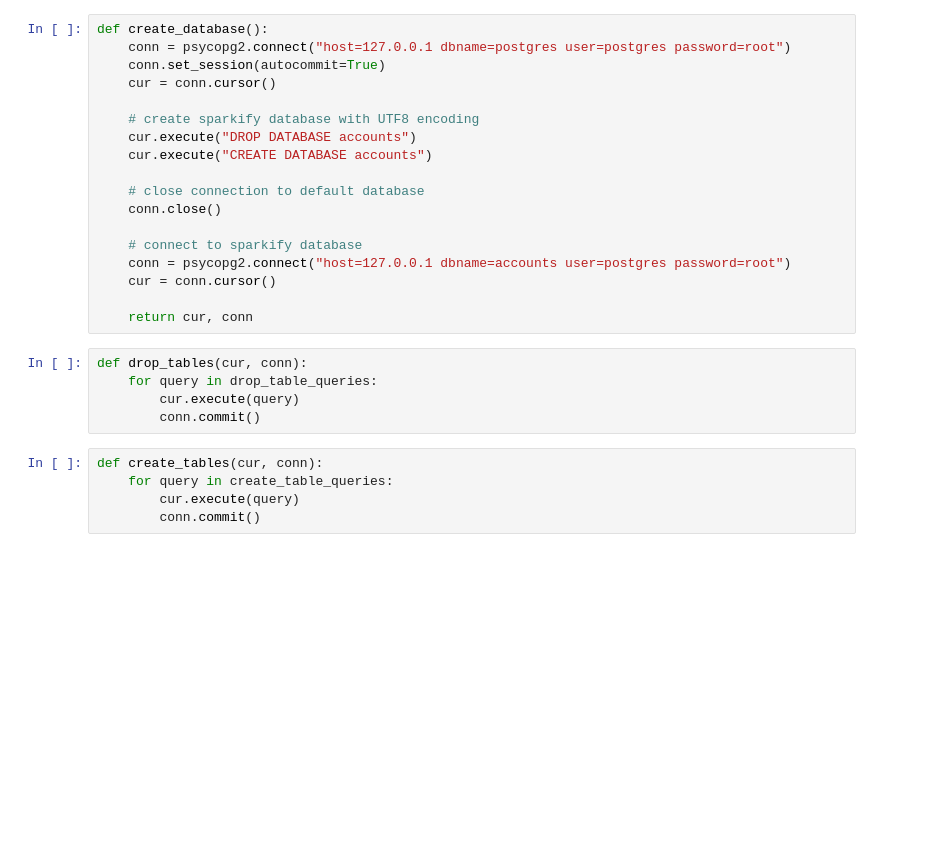
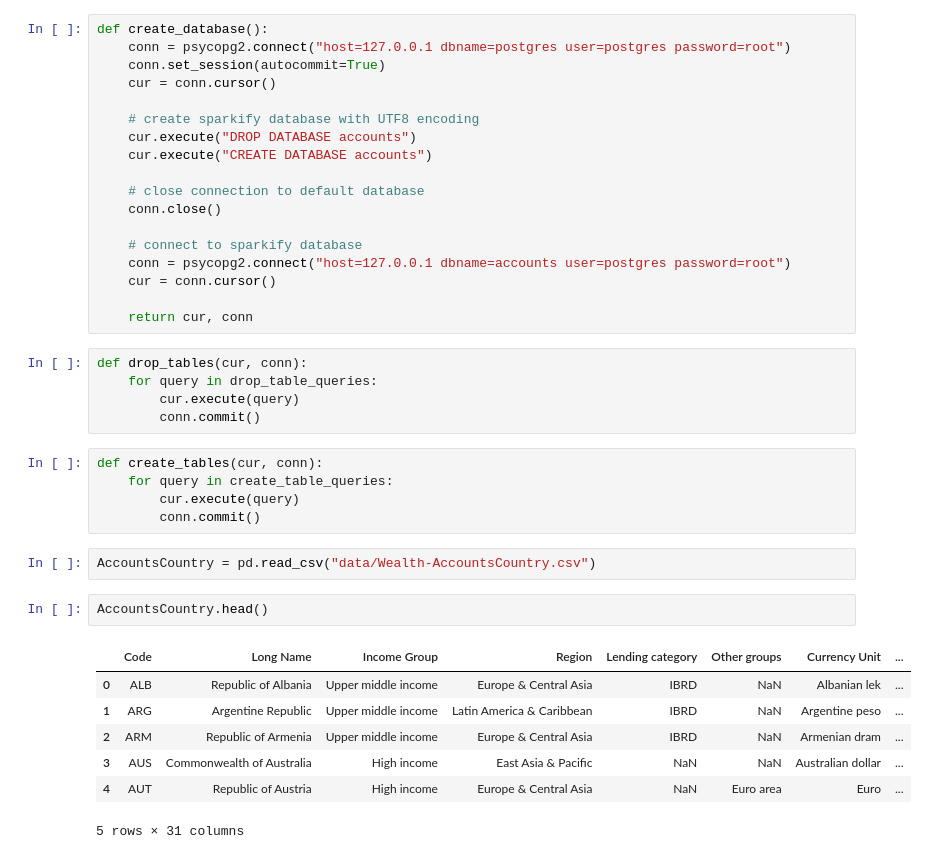
Before and after one commit to vnhtnm19497/build-data-model-and-etl, a Jupyter notebook: create_tables.ipynb, the cells around one changed output. Saved outputs shown, nothing was run; the diff lists cells and outputs as text; blank space fills up the shorter version.

```diff
--- a/create_tables.ipynb
+++ b/create_tables.ipynb
@@ -30,3 +30,15 @@ def create_tables(cur, conn):
     for query in create_table_queries:
         cur.execute(query)
         conn.commit()
+# %%
+AccountsCountry = pd.read_csv("data/Wealth-AccountsCountry.csv")
+# %%
+AccountsCountry.head()
+# %% [output]
+|  | Code | Long Name | Income Group | Region | Lending category | Other groups | Currency Unit | ... |
+| 0 | ALB | Republic of Albania | Upper middle income | Europe & Central Asia | IBRD | NaN | Albanian lek | ... |
+| 1 | ARG | Argentine Republic | Upper middle income | Latin America & Caribbean | IBRD | NaN | Argentine peso | ... |
+| 2 | ARM | Republic of Armenia | Upper middle income | Europe & Central Asia | IBRD | NaN | Armenian dram | ... |
+| 3 | AUS | Commonwealth of Australia | High income | East Asia & Pacific | NaN | NaN | Australian dollar | ... |
+| 4 | AUT | Republic of Austria | High income | Europe & Central Asia | NaN | Euro area | Euro | ... |
+5 rows × 31 columns
```
Also changed, not shown: parts of 15 cells of this notebook, 1 other file.
